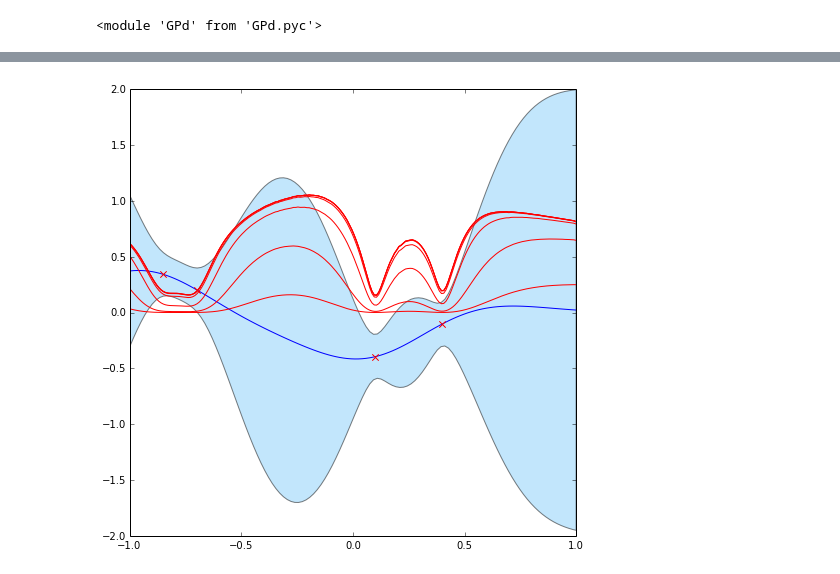
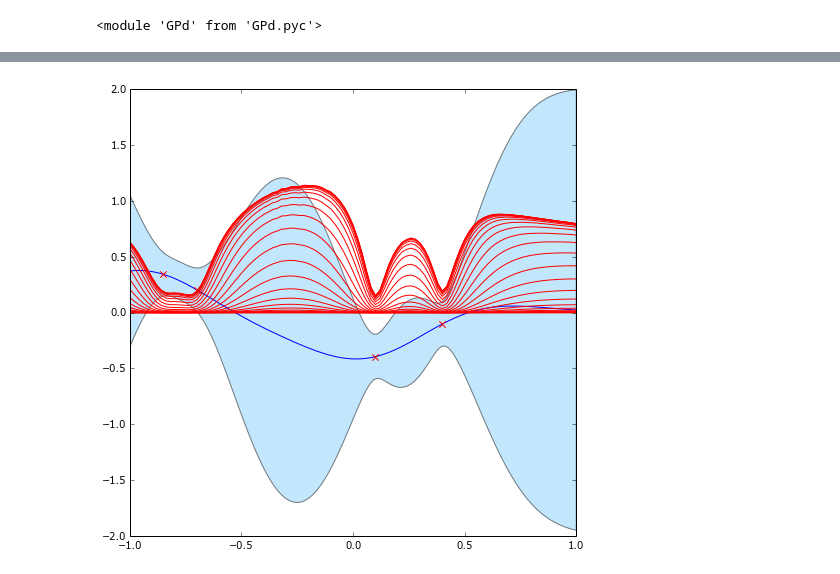
Before and after one commit to markm541374/ES, a Jupyter notebook: EntropyGP2.ipynb, the cells around one changed output, grey strips where cells are left out. Cells and saved outputs as stored; diff of their text form; code cells hidden in the pictures.

```diff
--- a/EntropyGP2.ipynb
+++ b/EntropyGP2.ipynb
@@ -102,10 +116,3 @@ H=H/400.
 325
 350
 375
-# %%
-
-for k in xrange(7):
-
-    plt.plot(H[:,k])
-
-plt.figure(figsize=(10,10))
@@ -116,11 +118,0 @@ plt.figure(figsize=(10,10))
-# %%
-
-Ht=sp.zeros([200,7])
-
-Hydx=sp.zeros(200)
-for i in xrange(200):
-    m,v=g1.infer_diag(sp.matrix([[Hx[i]]]),[[sp.NaN]])
-    for k in xrange(7):
-        Hydx[i]=0.5*sp.log(2*sp.pi*sp.e*(v[0,0]+ss[k]))
-        Ht[i,k]=Hydx[i]-H[i,k]
-plt.plot(Hydx)
@@ -130,6 +119,6 @@ plt.plot(Hydx)
 # %%
 a=GPd.plot1(g1,[-1],[1])
-for k in range(7):
-    a.plot(Hx,Ht[:,k],'r')
+for k in range(ns):
+    a.plot(sp.array(X_h).flatten(),H[:,k],'r')
 # %% [output]
-[figure, old version]
+[figure, new version]
```
Also changed, not shown: parts of 8 cells of this notebook.
